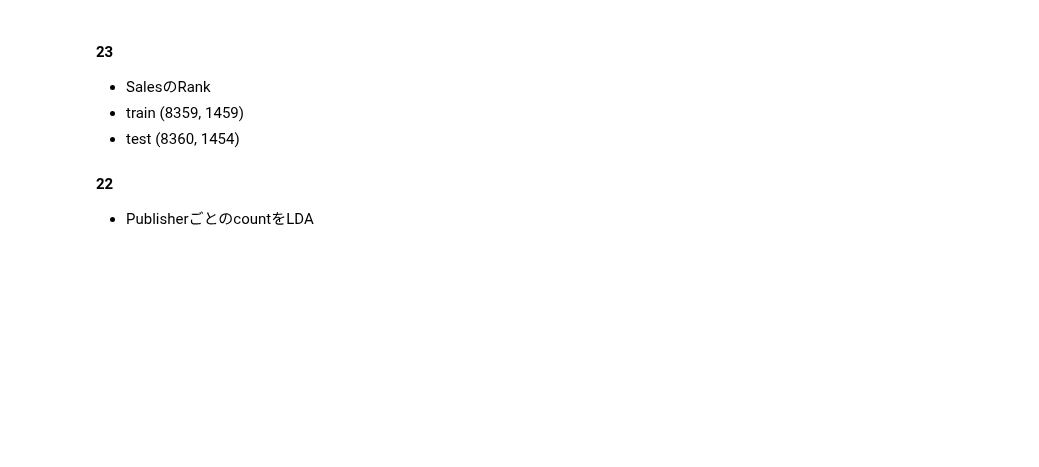
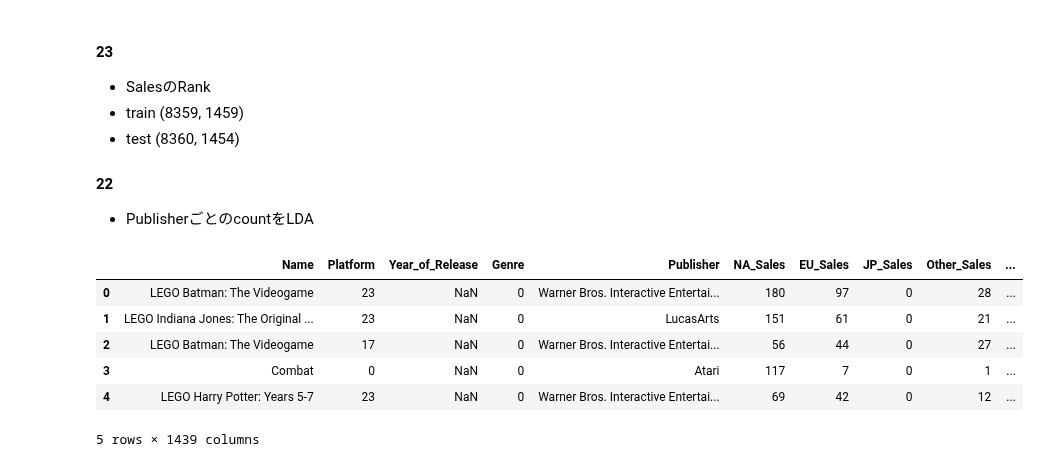
Before and after one commit to yumehara/atmacup8, a Jupyter notebook: notebook/preprocess_predict.ipynb, the cells around one changed output. Drawn from its saved outputs; the diff is of its cells as text; code cells hidden in the pictures; blank space fills up the shorter version.

```diff
--- a/notebook/preprocess_predict.ipynb
+++ b/notebook/preprocess_predict.ipynb
@@ -336,7 +336,7 @@ def create_publisher_feature(df_train, df_test):
 ### 特徴量生成
 # %%
 processors = [
-    create_sales_feature,
+#     create_sales_feature,
     create_count_encoding_feature,
     create_target_encoding,
     create_lda_features,
@@ -393,3 +393,13 @@ assert len(test) == len(test_)
 
 #### 22
 - PublisherごとのcountをLDA
+# %%
+train_.head()
+# %% [output]
+|  | Name | Platform | Year_of_Release | Genre | Publisher | NA_Sales | EU_Sales | JP_Sales | Other_Sales | ... |
+| 0 | LEGO Batman: The Videogame | 23 | NaN | 0 | Warner Bros. Interactive Entertai... | 180 | 97 | 0 | 28 | ... |
+| 1 | LEGO Indiana Jones: The Original ... | 23 | NaN | 0 | LucasArts | 151 | 61 | 0 | 21 | ... |
+| 2 | LEGO Batman: The Videogame | 17 | NaN | 0 | Warner Bros. Interactive Entertai... | 56 | 44 | 0 | 27 | ... |
+| 3 | Combat | 0 | NaN | 0 | Atari | 117 | 7 | 0 | 1 | ... |
+| 4 | LEGO Harry Potter: Years 5-7 | 23 | NaN | 0 | Warner Bros. Interactive Entertai... | 69 | 42 | 0 | 12 | ... |
+5 rows × 1439 columns
```
Also changed, not shown: parts of 1 cell of this notebook, 2 other files.
